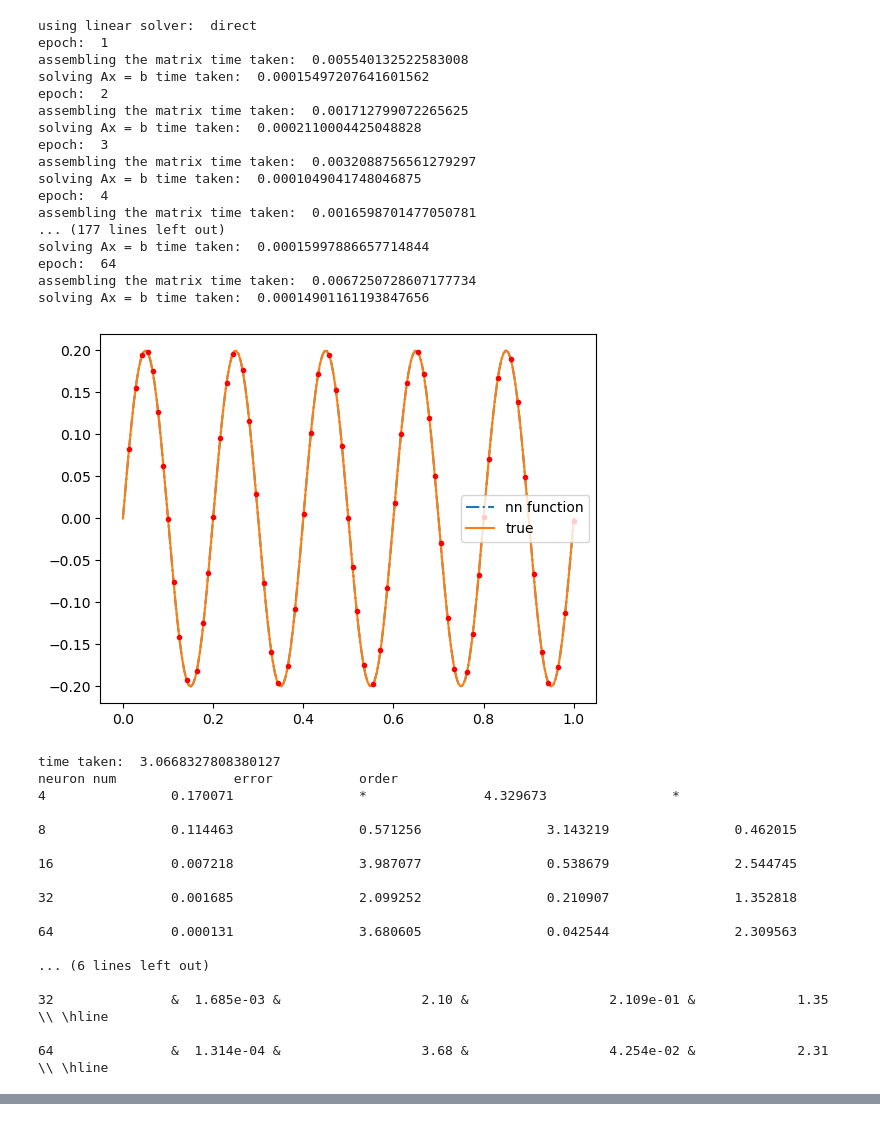
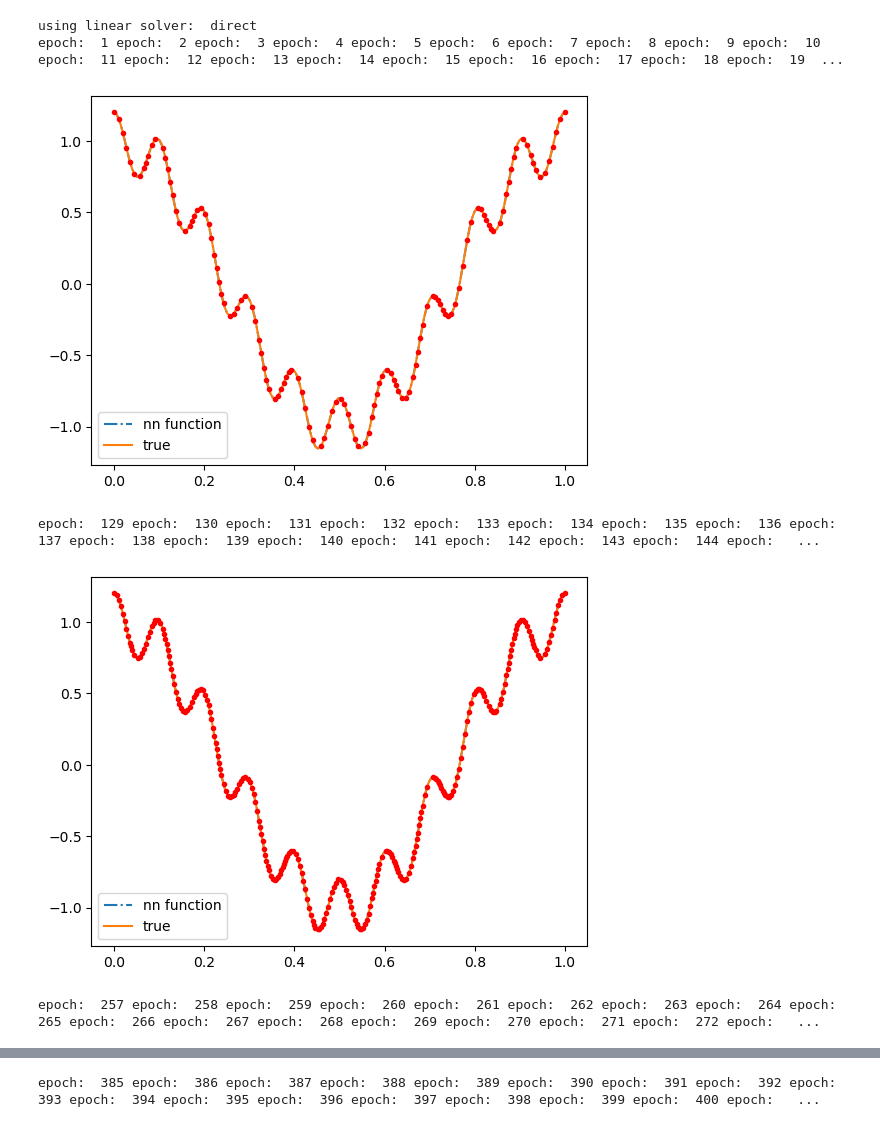
Before and after one commit to georgexxu/ProgrammingAssignment, a Jupyter notebook: PDENeumann1D_OGA.ipynb, the cells around one changed output, grey strips where cells are left out. Drawn from its saved outputs; the diff is of its cells as text; code cells hidden in the pictures.

```diff
--- a/PDENeumann1D_OGA.ipynb
+++ b/PDENeumann1D_OGA.ipynb
@@ -354,82 +354,54 @@ def OGANeumannReLU1D(my_model,target,u_exact,du_exact,g_N, N,num_epochs,plot_fre
     return err, err_h10, my_model
 # %%
 def u_exact(x):
-    return  0.2 * torch.sin(10*pi*x)
+    return torch.cos(2*pi*x) + 0.2*torch.cos(10*2*pi*x)
 
 def du_exact(x):
-    return  0.2 * 10*pi*torch.cos(10*pi*x)
+    return -2*pi*torch.sin(2*pi*x) - 4 *pi * torch.sin(10*2*pi*x)
 
 def laplacian_u_exact(x):
-    return - 0.2 * (10*pi)**2 * torch.sin(10*pi*x)
+    return -(2*pi)**2 * torch.cos(2*pi*x)  - 0.2 *(10*2*pi)**2 * torch.cos(10*2*pi*x)
+
 def rhs(x):
     return   -laplacian_u_exact(x) + u_exact(x)
 
 def g_N(x):
     return du_exact(x)
 
 function_name = "sine1d"
 filename_write = "1DRandCGA-{}-order.txt".format(function_name)
 f_write = open(filename_write, "w")
 f_write.write("\n")
 f_write.close()
 
-save = False
+save = True
 
-for N in [2**11]: # 2**12,2**14
+for N in [2**12]: # 2**12,2**14
 
     f_write = open(filename_write, "a")
     my_model = None
-    Nx = 2**12
+    Nx = 2**13
     order = 2
-    exponent = 6
+    exponent = 9
     num_epochs = 2**exponent
-    plot_freq = num_epochs
+    plot_freq = num_epochs//4
     rand_deter = 'deter'
     err_QMC2, err_h10, my_model = OGANeumannReLU1D(None,rhs,u_exact,du_exact,g_N, N,num_epochs,plot_freq, Nx, order, k =2, rand_deter = rand_deter,solver = "direct")
 
     if save:
-        folder = 'data/'
+        folder = 'data_gd/'
         filename = folder + 'err_CGA_1D_{}_neuron_{}_N_{}_deterministic.pt'.format(function_name,num_epochs,N)
         torch.save(err_QMC2,filename)
-        folder = 'data/'
+        folder = 'data_gd/'
         filename = folder + 'model_CGA_1D_{}_neuron_{}_N_{}_deterministic.pt'.format(function_name,num_epochs,N)
         torch.save(my_model,filename)
 
     show_convergence_order(err_QMC2,err_h10,exponent,2*N,filename_write,True)
     show_convergence_order_latex(err_QMC2,err_h10,exponent)
 # %% [output]
 using linear solver:  direct
-epoch:  1
-assembling the matrix time taken:  0.005540132522583008
-solving Ax = b time taken:  0.00015497207641601562
-epoch:  2
-assembling the matrix time taken:  0.001712799072265625
-solving Ax = b time taken:  0.0002110004425048828
-epoch:  3
-assembling the matrix time taken:  0.0032088756561279297
-solving Ax = b time taken:  0.0001049041748046875
-epoch:  4
-assembling the matrix time taken:  0.0016598701477050781
-... (177 lines left out)
-solving Ax = b time taken:  0.00015997886657714844
-epoch:  64
-assembling the matrix time taken:  0.0067250728607177734
-solving Ax = b time taken:  0.00014901161193847656
+epoch:  1 epoch:  2 epoch:  3 epoch:  4 epoch:  5 epoch:  6 epoch:  7 epoch:  8 epoch:  9 epoch:  10 epoch:  11 epoch:  12 epoch:  13 epoch:  14 epoch:  15 epoch:  16 epoch:  17 epoch:  18 epoch:  19  ...
-[figure, old version]
+[figure, new version]
-time taken:  3.0668327808380127
-neuron num               error           order
-4                0.170071                *               4.329673                *
-
-8                0.114463                0.571256                3.143219                0.462015
-
-16               0.007218                3.987077                0.538679                2.544745
-
-32               0.001685                2.099252                0.210907                1.352818
-
-64               0.000131                3.680605                0.042544                2.309563
-
-... (6 lines left out)
-
-32               &  1.685e-03 &                  2.10 &                  2.109e-01 &             1.35 \\ \hline
-
-64               &  1.314e-04 &                  3.68 &                  4.254e-02 &             2.31 \\ \hline
+epoch:  129 epoch:  130 epoch:  131 epoch:  132 epoch:  133 epoch:  134 epoch:  135 epoch:  136 epoch:  137 epoch:  138 epoch:  139 epoch:  140 epoch:  141 epoch:  142 epoch:  143 epoch:  144 epoch:   ...
+[figure, added]
+epoch:  257 epoch:  258 epoch:  259 epoch:  260 epoch:  261 epoch:  262 epoch:  263 epoch:  264 epoch:  265 epoch:  266 epoch:  267 epoch:  268 epoch:  269 epoch:  270 epoch:  271 epoch:  272 epoch:   ...
@@ -435,0 +409 @@ neuron num               error           order
+epoch:  385 epoch:  386 epoch:  387 epoch:  388 epoch:  389 epoch:  390 epoch:  391 epoch:  392 epoch:  393 epoch:  394 epoch:  395 epoch:  396 epoch:  397 epoch:  398 epoch:  399 epoch:  400 epoch:   ...
```
Also changed, not shown: parts of 4 cells of this notebook, 2 other files.
